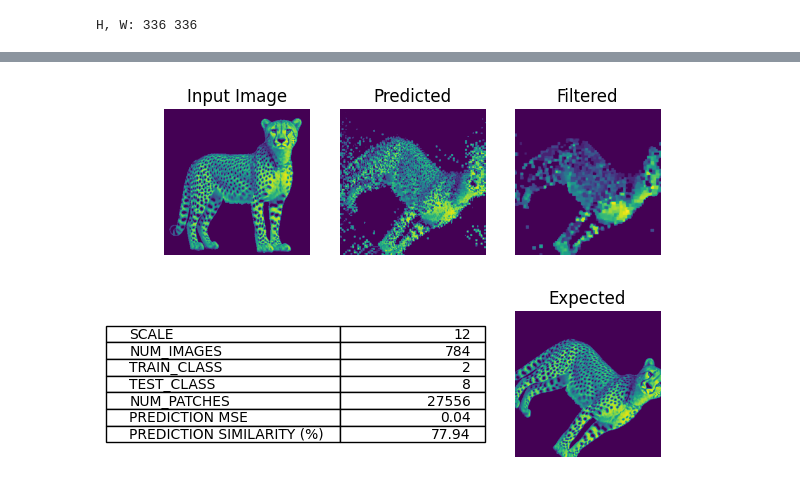
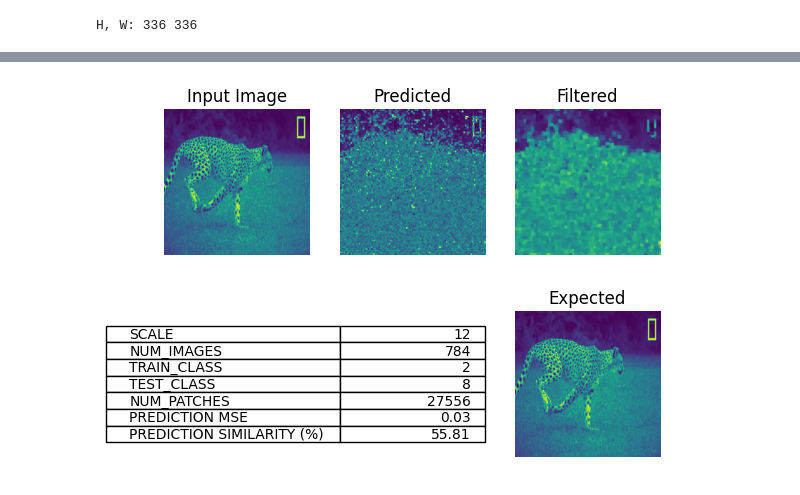
Before and after one commit to Seforius/thesis, a Jupyter notebook: Thesis.ipynb, the cells around one changed output, grey strips where cells are left out. Cells and saved outputs as stored; diff of their text form; code cells hidden in the pictures.

```diff
--- a/Thesis.ipynb
+++ b/Thesis.ipynb
@@ -257,7 +378,7 @@ def get_similarities(input_images, transformed_images, params):
 
     similarities = np.zeros((NUM_PATCHES, NUM_PATCHES), dtype=np.float32)
 
-    for i in tqdm(range(NUM_IMAGES), desc="Similarity Calculation", bar_format='{l_bar}{bar}|'):
+    for i in tqdm(range(len(input_images)), desc="Similarity Calculation", bar_format='{l_bar}{bar}|'):
 
         tf.keras.backend.clear_session()
 
@@ -564,7 +689,40 @@ params = {
     'CORRECTION': CORRECTION
 }
 
-similarities = get_similarities(original_imgs, rotated_imgs, params)
+# get frames from video
+frames = extract_frames('cheetah.mp4')
+grayscale_frames = [cv2.cvtColor(frame, cv2.COLOR_BGR2GRAY) for frame in frames]
+resized_frames = [cv2.resize(frame, (336, 336)) for frame in grayscale_frames]
+
+frame1 = resized_frames[0]
+frame2 = resized_frames[1]
+
+def imshow(img):
+    import IPython
+    _,ret = cv2.imencode('.jpg', img)
+    i = IPython.display.Image(data=ret)
+    IPython.display.display(i)
+
+# generate perturbations
+augmented_frame1s = []
+augmented_frame2s = []
+
+for i in tqdm(range(200), desc="Image Augmentation", bar_format='{l_bar}{bar}|'):
+    augmented_frame1, augmented_frame2 = augment_image_pair(frame1, frame2)
+    augmented_frame1s.append(augmented_frame1)
+    augmented_frame2s.append(augmented_frame2)
+
+imshow(augmented_frame1s[0])
+imshow(augmented_frame1s[1])
+imshow(augmented_frame1s[2])
+
+#FRAME 2
+imshow(augmented_frame2s[0])
+imshow(augmented_frame2s[1])
+imshow(augmented_frame2s[2])
+
+similarities = get_similarities(augmented_frame1s, augmented_frame2s, params)
+
 # C. Generate Mapping
 mapping = get_mapping(similarities / NUM_IMAGES)
 # %% [output]
@@ -577,11 +735,15 @@ input_image_local = tf.squeeze(input_image)
 
 input_image_local = cv2.imread("cheetah.png", cv2.IMREAD_GRAYSCALE)
 
+input_image_local = frame1
+
 #expected_img = ndimage.rotate(original_img, ROTATION, reshape=False, cval=0)
 expected_img = ndimage.affine_transform(input_image_local,
                                         transform,
                                         output_shape=(SCALE * 28, SCALE * 28),
                                         cval=0.0)
+
+expected_img = frame2
 
 
 predicted_img = apply_mapping(input_image_local, mapping, params)
@@ -627,31 +789,31 @@ plt.imshow(filter_img)
 plt.axis('off')
 plt.title('Filtered')
 
 mse_val, ssim_val = compare_images(predicted_img, expected_img)
 
 plot_data = {
     'SCALE': [SCALE],
     'NUM_IMAGES': [NUM_IMAGES],
     'TRAIN_CLASS': [TRAIN_CLASS],
     'TEST_CLASS': [FINAL_TEST_CLASS],
     'NUM_PATCHES': [NUM_PATCHES],
     'PREDICTION MSE': [f"{mse_val:.2f}"],
     'PREDICTION SIMILARITY (%)': [f"{ssim_val:.2f}"]
 }
 
 table_data = [plot_data[key] for key in plot_data]
 table_columns = list(plot_data.keys())
 
 ax_table = result_fig.add_subplot(2, 3, 5)
 table = ax_table.table(cellText=table_data, rowLabels=table_columns, loc='center')
 ax_table.axis('off')
 
 result_fig.add_subplot(2, 3, 6)
 expected_img = tf.squeeze(expected_img)
 
 plt.imshow(expected_img)
 plt.axis('off')
 plt.title('Expected')
 plt.show()
 # %% [output]
-[figure, old version]
+[figure, new version]
```
Also changed, not shown: parts of 6 cells of this notebook, 1 other file.
